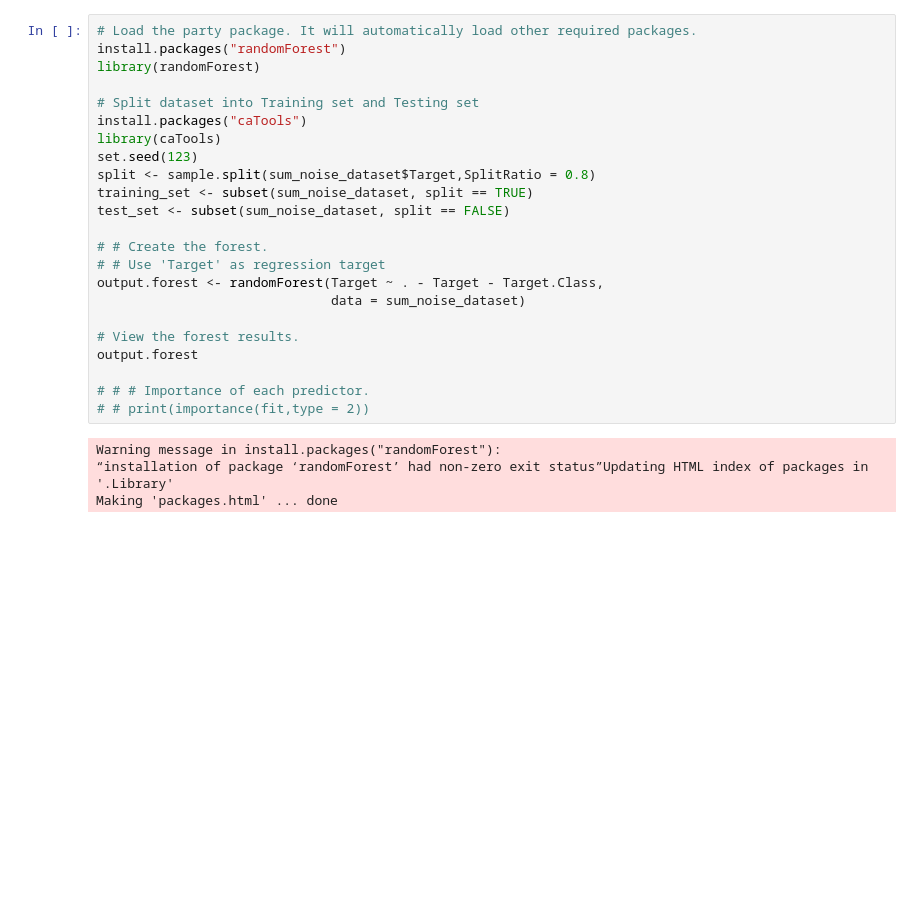
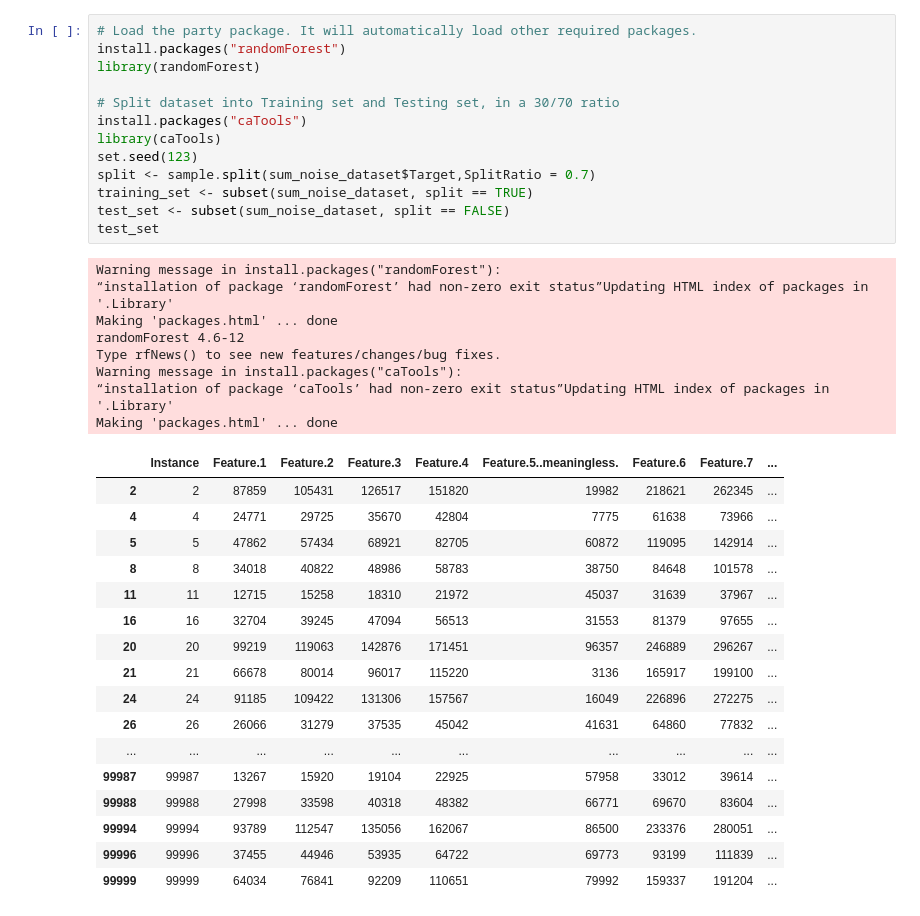
Before and after one commit to Jibinxavier/CS7CS4Machine-Learning, a Jupyter notebook: task2 (consistency of ml frameworks), team_11/task2, team_11, consistency of ml frameworks, source/R-randomforest.ipynb, the cells around one changed output. Cells and saved outputs as stored; diff of their text form; blank space fills up the shorter version.

```diff
--- a/task2 (consistency of ml frameworks), team_11/task2, team_11, consistency of ml frameworks, source/R-randomforest.ipynb
+++ b/task2 (consistency of ml frameworks), team_11/task2, team_11, consistency of ml frameworks, source/R-randomforest.ipynb
@@ -26,27 +18,39 @@ sum_noise_dataset
 # %%
 # Load the party package. It will automatically load other required packages.
 install.packages("randomForest")
 library(randomForest)
 
-# Split dataset into Training set and Testing set
+# Split dataset into Training set and Testing set, in a 30/70 ratio
 install.packages("caTools")
 library(caTools)
 set.seed(123)
-split <- sample.split(sum_noise_dataset$Target,SplitRatio = 0.8)
+split <- sample.split(sum_noise_dataset$Target,SplitRatio = 0.7)
 training_set <- subset(sum_noise_dataset, split == TRUE)
 test_set <- subset(sum_noise_dataset, split == FALSE)
-
-# # Create the forest.
-# # Use 'Target' as regression target
-output.forest <- randomForest(Target ~ . - Target - Target.Class,
-                              data = sum_noise_dataset)
-
-# View the forest results.
-output.forest
-
-# # # Importance of each predictor.
-# # print(importance(fit,type = 2))
+test_set
 # %% [output]
 Warning message in install.packages("randomForest"):
 “installation of package ‘randomForest’ had non-zero exit status”Updating HTML index of packages in '.Library'
 Making 'packages.html' ... done
+randomForest 4.6-12
+Type rfNews() to see new features/changes/bug fixes.
+Warning message in install.packages("caTools"):
+“installation of package ‘caTools’ had non-zero exit status”Updating HTML index of packages in '.Library'
+Making 'packages.html' ... done
+|  | Instance | Feature.1 | Feature.2 | Feature.3 | Feature.4 | Feature.5..meaningless. | Feature.6 | Feature.7 | ... |
+| 2 | 2 | 87859 | 105431 | 126517 | 151820 | 19982 | 218621 | 262345 | ... |
+| 4 | 4 | 24771 | 29725 | 35670 | 42804 | 7775 | 61638 | 73966 | ... |
+| 5 | 5 | 47862 | 57434 | 68921 | 82705 | 60872 | 119095 | 142914 | ... |
+| 8 | 8 | 34018 | 40822 | 48986 | 58783 | 38750 | 84648 | 101578 | ... |
+| 11 | 11 | 12715 | 15258 | 18310 | 21972 | 45037 | 31639 | 37967 | ... |
+| 16 | 16 | 32704 | 39245 | 47094 | 56513 | 31553 | 81379 | 97655 | ... |
+| 20 | 20 | 99219 | 119063 | 142876 | 171451 | 96357 | 246889 | 296267 | ... |
+| 21 | 21 | 66678 | 80014 | 96017 | 115220 | 3136 | 165917 | 199100 | ... |
+| 24 | 24 | 91185 | 109422 | 131306 | 157567 | 16049 | 226896 | 272275 | ... |
+| 26 | 26 | 26066 | 31279 | 37535 | 45042 | 41631 | 64860 | 77832 | ... |
+| ... | ... | ... | ... | ... | ... | ... | ... | ... | ... |
+| 99987 | 99987 | 13267 | 15920 | 19104 | 22925 | 57958 | 33012 | 39614 | ... |
+| 99988 | 99988 | 27998 | 33598 | 40318 | 48382 | 66771 | 69670 | 83604 | ... |
+| 99994 | 99994 | 93789 | 112547 | 135056 | 162067 | 86500 | 233376 | 280051 | ... |
+| 99996 | 99996 | 37455 | 44946 | 53935 | 64722 | 69773 | 93199 | 111839 | ... |
+| 99999 | 99999 | 64034 | 76841 | 92209 | 110651 | 79992 | 159337 | 191204 | ... |
```
Also changed, not shown: parts of 3 cells of this notebook.
